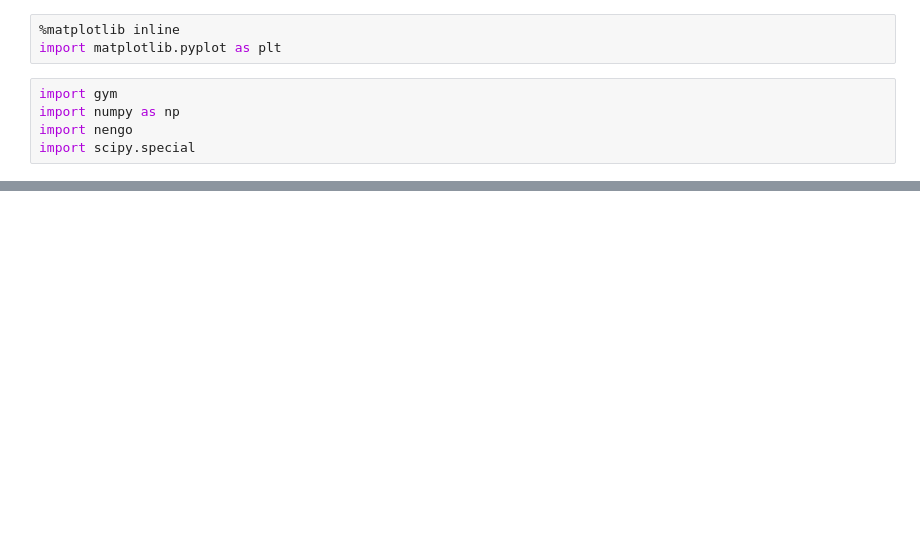
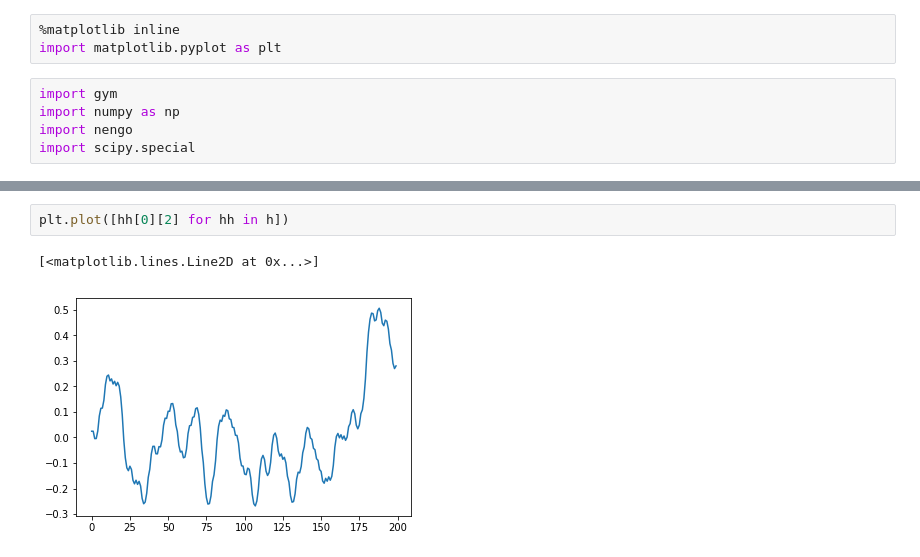
Before and after one commit to tcstewar/reinforcement_learning, a Jupyter notebook: Actor-Critic cartpole.ipynb, the cells around one changed output, grey strips where cells are left out. Saved outputs shown, nothing was run; the diff lists cells and outputs as text; blank space fills up the shorter version.

```diff
--- a/Actor-Critic cartpole.ipynb
+++ b/Actor-Critic cartpole.ipynb
@@ -123,0 +179,5 @@ tensor(-0.2231)
+# %%
+plt.plot([hh[0][2] for hh in h])
+# %% [output]
+[<matplotlib.lines.Line2D at 0x...>]
+[figure, added]
```
Also changed, not shown: parts of 7 cells of this notebook, 2 other files.
